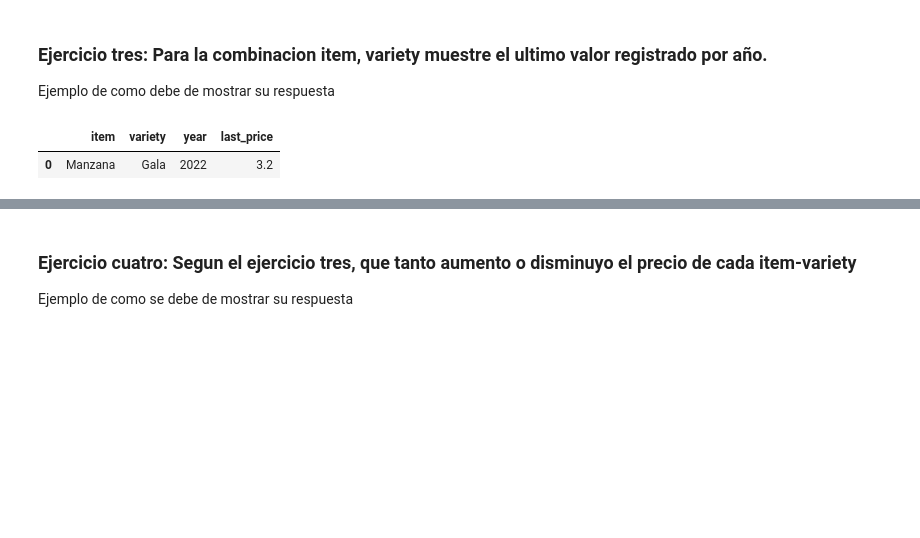
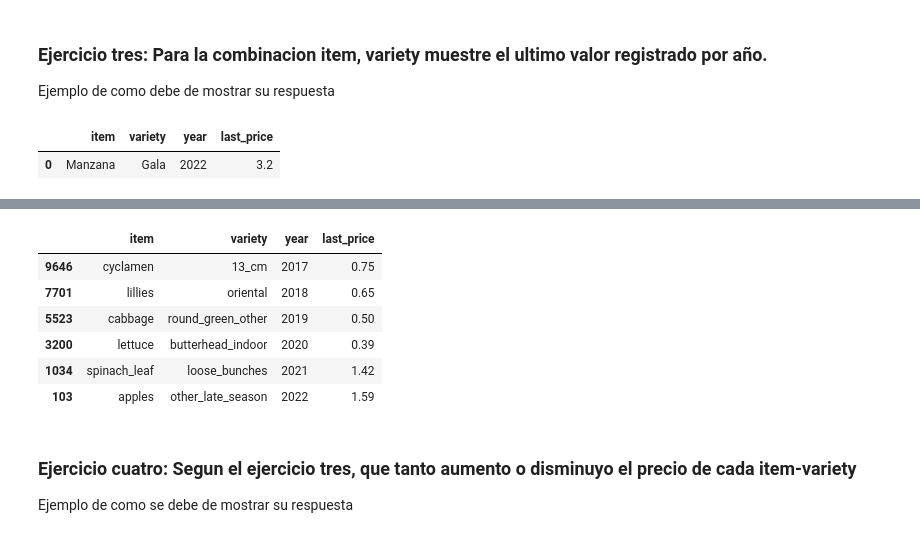
Before and after one commit to DeibyLopez1/vegetables-eda, a Jupyter notebook: EDA.ipynb, the cells around one changed output, grey strips where cells are left out. Drawn from its saved outputs; the diff is of its cells as text; code cells hidden in the pictures; blank space fills up the shorter version.

```diff
--- a/EDA.ipynb
+++ b/EDA.ipynb
@@ -97,2 +132,2 @@ vdf['year'] = vdf['date'].dt.year
 # %%
-vdf
+lastValue['rank']=lastValue.groupby(['item','variety','year','price'],as_index=False)['year'].rank(method='first', ascending=False)
@@ -159,3 +134,19 @@ x
+# %%
+lastValue=lastValue.loc[lastValue['rank']==1.0,:]
+# %%
+lastValue=lastValue.drop(['rank'],axis=1)
+# %%
+lastValue.columns=['item','variety','year','last_price']
+# %%
+lastValue.drop_duplicates(['year'])
+# %% [output]
+|  | item | variety | year | last_price |
+| 9646 | cyclamen | 13_cm | 2017 | 0.75 |
+| 7701 | lillies | oriental | 2018 | 0.65 |
+| 5523 | cabbage | round_green_other | 2019 | 0.50 |
+| 3200 | lettuce | butterhead_indoor | 2020 | 0.39 |
+| 1034 | spinach_leaf | loose_bunches | 2021 | 1.42 |
+| 103 | apples | other_late_season | 2022 | 1.59 |
 # %% [markdown]
 ### Ejercicio cuatro: Segun el ejercicio tres, que tanto aumento o disminuyo el precio de cada item-variety
 
```
Also changed, not shown: parts of 39 cells of this notebook.
